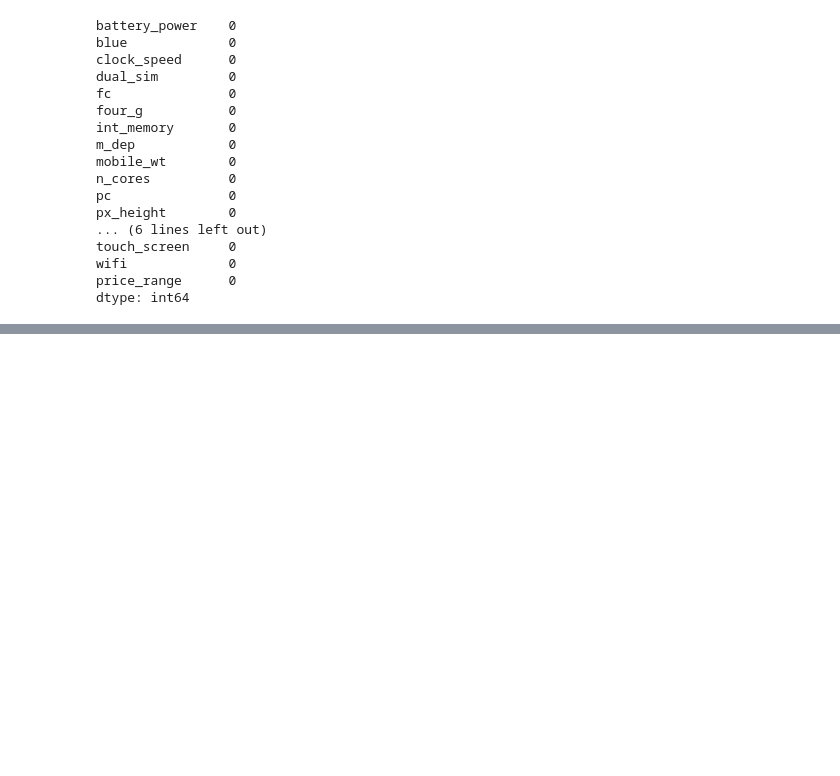
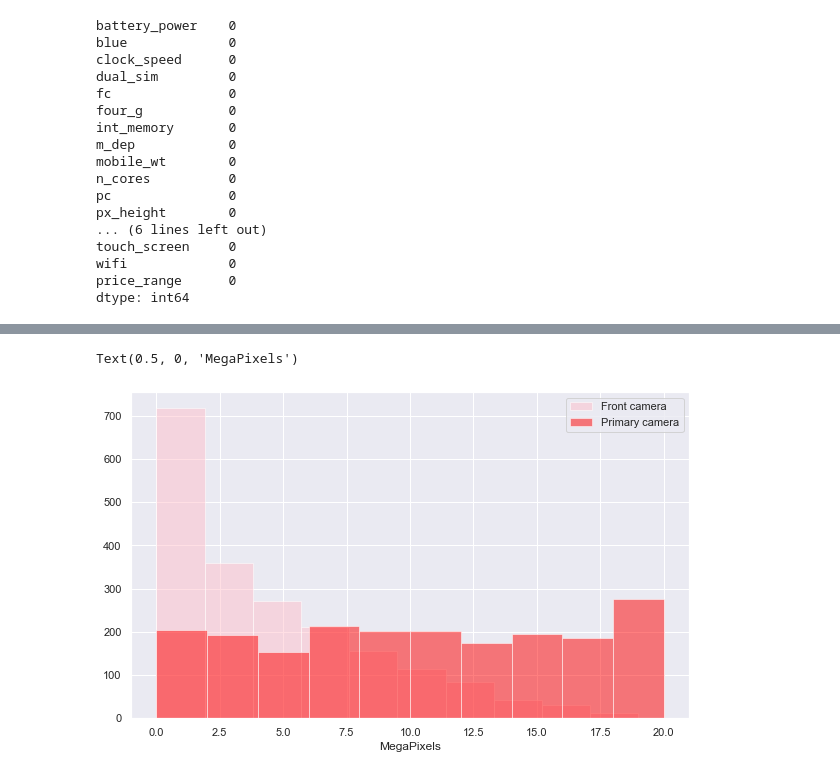
Before and after one commit to ingadanek/Price-Prediction, a Jupyter notebook: Untitled.ipynb, the cells around one changed output, grey strips where cells are left out. Drawn from its saved outputs; the diff is of its cells as text; code cells hidden in the pictures; blank space fills up the shorter version.

```diff
--- a/Untitled.ipynb
+++ b/Untitled.ipynb
@@ -65,0 +83,10 @@ dtype: int64
+# %%
+# No of Phones vs Camera megapixels of front and primary camera
+plt.figure(figsize=(10,6))
+train_data['fc'].hist(alpha=0.5,color='pink',label='Front camera')
+train_data['pc'].hist(alpha=0.5,color='red',label='Primary camera')
+plt.legend()
+plt.xlabel('MegaPixels')
+# %% [output]
+Text(0.5, 0, 'MegaPixels')
+[figure, added]
```
Also changed, not shown: parts of 4 cells of this notebook.
